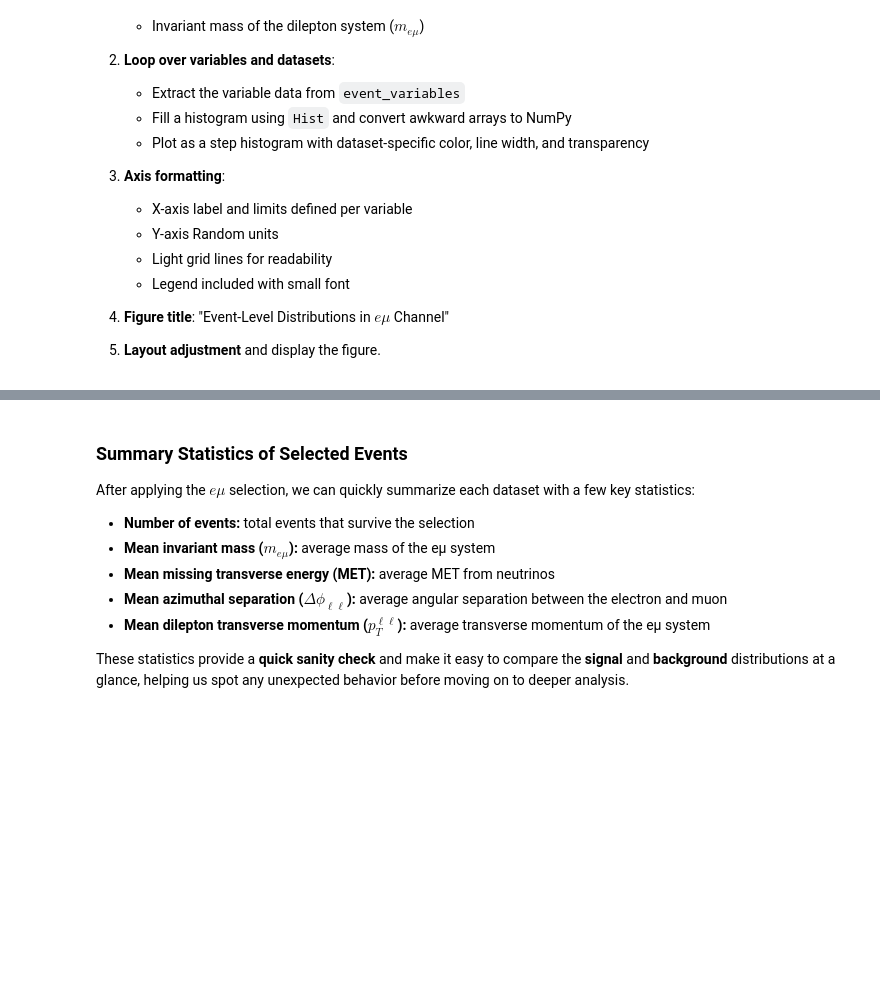
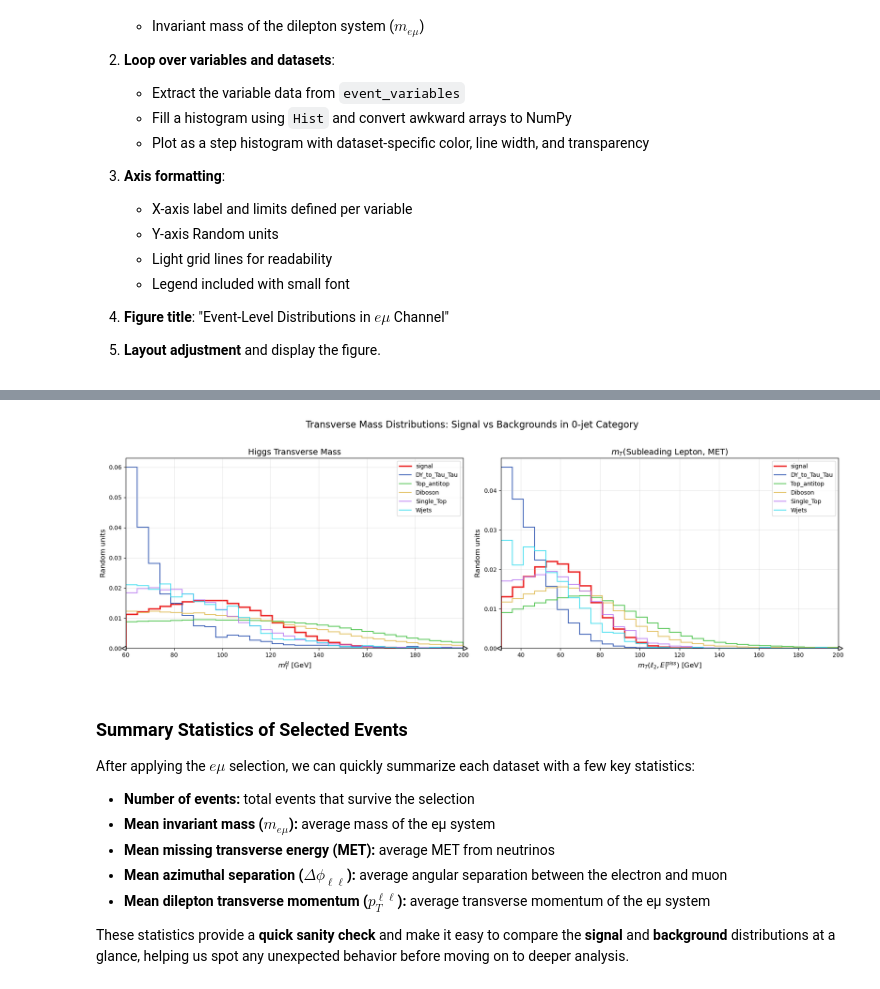
Before and after one commit to anujraghav252/H-to-WW-NanoAOD-analysis, a Jupyter notebook: notebooks/Kinematic_plots.ipynb, the cells around one changed output, grey strips where cells are left out. Cells and saved outputs as stored; diff of their text form; code cells hidden in the pictures; blank space fills up the shorter version.

```diff
--- a/notebooks/Kinematic_plots.ipynb
+++ b/notebooks/Kinematic_plots.ipynb
@@ -325,7 +372,7 @@ After calculating, we take the absolute value, ensuring it lies within the inter
 - Background processes, such as Drell–Yan or $t\bar{t}$, often lead to larger $\Delta\phi_{\ell\ell}$ values.
 - This makes $\Delta\phi_{\ell\ell}$ a **powerful discriminating variable** between signal and background.
 # %%
-def calculate_dphill(leading, subleading):
+def cal_dphill(leading, subleading):
     """Calculate delta phi between electron and muon"""
     # electron = electrons[:, 0]
     # muon = muons[:, 0]
@@ -351,7 +398,7 @@ $$
 - Signal events from $H \to WW$ often exhibit a **different $p_{T}^{\ell\ell}$ distribution** compared to backgrounds like Drell–Yan or $t\bar{t}$.
 - It provides insight into the **Higgs boson recoil**, either against jets or missing transverse energy, helping us better characterize the event.
 # %%
-def calculate_ptll(leading, subleading):
+def cal_ptll(leading, subleading):
     """Calculate dilepton transverse momentum"""
 
     # Take the leading electron and muon
@@ -379,3 +464,18 @@ def calculate_ptll(leading, subleading):
+# %%
+def calculate_mt_l2_met(subleading, met):
+    """Calculate transverse mass between subleading lepton and MET
+
+    mT(l2, MET) = sqrt(2 * pT_l2 * MET * (1 - cos(dphi)))
+    """
+    # Calculate dphi between subleading lepton and MET
+    dphi = subleading.phi - met.phi
+    dphi = np.where(dphi > np.pi, dphi - 2*np.pi, dphi)
+    dphi = np.where(dphi < -np.pi, dphi + 2*np.pi, dphi)
+
+    # Calculate transverse mass
+    mt_l2_met = np.sqrt(2 * subleading.pt * met.pt * (1 - np.cos(dphi)))
+
+    return mt_l2_met
 # %% [markdown]
 ### Initializing Containers
 
@@ -708,3 +840,66 @@ plt.show()
+# %%
+# Define bins
+mth_bins = np.linspace(60, 200, 31)
+mt_l2_bins = np.linspace(30, 200, 31)
+
+# subplots side by side
+fig, (ax1, ax2) = plt.subplots(1, 2, figsize=(18, 6))
+
+#  Higgs Transverse Mass (mT^H)
+for sample in files.keys():
+    if sample in event_variables and event_variables[sample] is not None and 'mt_higgs' in event_variables[sample]:
+        mt_higgs = event_variables[sample]['mt_higgs']
+        if len(mt_higgs) > 0:
+            mt_higgs_np = ak.to_numpy(mt_higgs)
+
+            h = Hist.new.Var(mth_bins, name="mt_higgs").Double()
+            h.fill(**{'mt_higgs': mt_higgs_np})
+
+            linewidth = 2.5 if sample == 'signal' else 1.5
+            alpha = 1.0 if sample == 'signal' else 0.8
+
+            h.plot(ax=ax1, histtype="step", label=sample, color=colors[sample],
+                   linewidth=linewidth, alpha=alpha, density=True, yerr=False)
+
+
+ax1.set_xlabel(r"$m_T^H$ [GeV]", fontsize=12)
+ax1.set_ylabel("Random units", fontsize=12)
+ax1.set_title(r"Higgs Transverse Mass", fontsize=14)
+ax1.legend()
+ax1.grid(True, alpha=0.3)
+ax1.set_xlim(60, 200)
+
+#  mT between subleading lepton and MET
+for sample in files.keys():
+    if sample in event_variables and event_variables[sample] is not None and 'mt_l2_met' in event_variables[sample]:
+        mt_l2_met = event_variables[sample]['mt_l2_met']
+        if len(mt_l2_met) > 0:
+            mt_l2_met_np = ak.to_numpy(mt_l2_met)
+
+            h = Hist.new.Var(mt_l2_bins, name="mt_l2_met").Double()
+            h.fill(**{'mt_l2_met': mt_l2_met_np})
+
+            linewidth = 2.5 if sample == 'signal' else 1.5
+            alpha = 1.0 if sample == 'signal' else 0.8
+
+            h.plot(ax=ax2, histtype="step", label=sample, color=colors[sample],
+                   linewidth=linewidth, alpha=alpha, density=True, yerr=False)
+
+
+ax2.set_xlabel(r"$m_T(\ell_2, E_T^{miss})$ [GeV]", fontsize=12)
+ax2.set_ylabel("Random units", fontsize=12)
+ax2.set_title(r"$m_T$(Subleading Lepton, MET)", fontsize=14)
+ax2.legend()
+ax2.grid(True, alpha=0.3)
+ax2.set_xlim(30, 200)
+
+# Add  title
+fig.suptitle("Transverse Mass Distributions: Signal vs Backgrounds in 0-jet Category", fontsize=16, y=1.02)
+
+plt.tight_layout()
+plt.show()
+# %% [output]
+[figure, added]
 # %% [markdown]
 ### Summary Statistics of Selected Events
 
```
Also changed, not shown: parts of 20 cells of this notebook.
